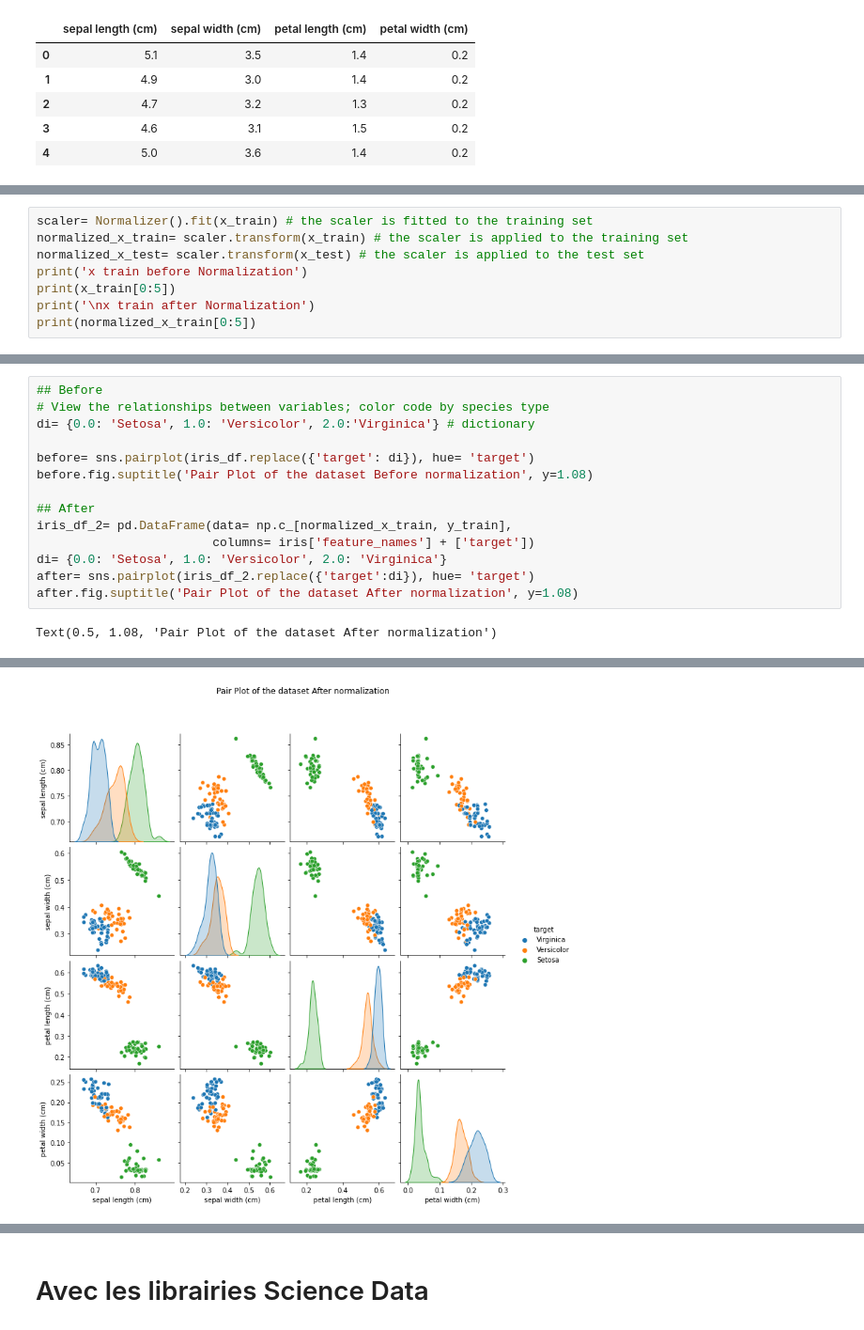
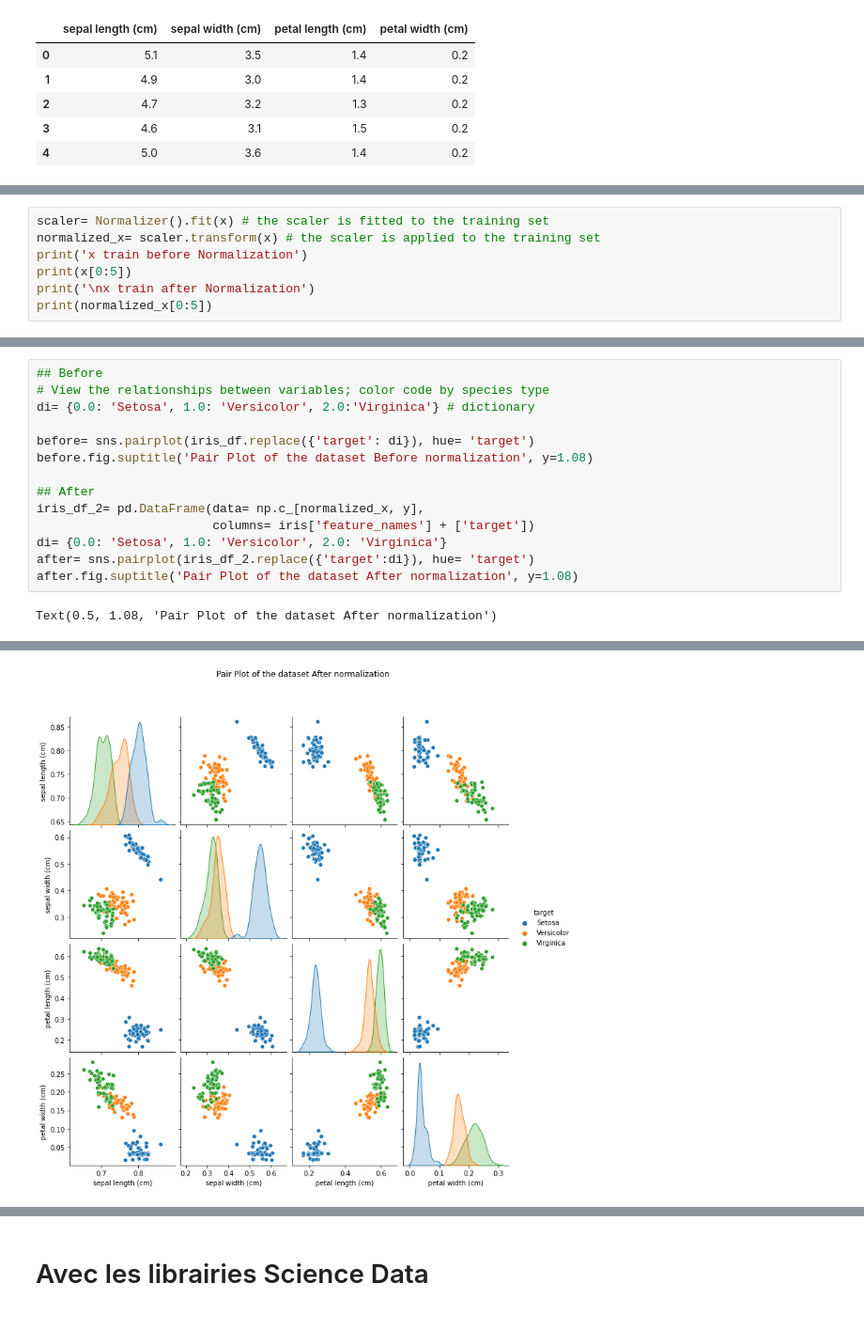
Before and after one commit to Moder4t/labo_ia_3, a Jupyter notebook: ML-non-sup2.ipynb, the cells around one changed output, grey strips where cells are left out. Shown at 94% size. Drawn from its saved outputs; the diff is of its cells as text.

```diff
--- a/ML-non-sup2.ipynb
+++ b/ML-non-sup2.ipynb
@@ -100,10 +83,9 @@ test set size: 30 samples
 # %%
-scaler= Normalizer().fit(x_train) # the scaler is fitted to the training set
-normalized_x_train= scaler.transform(x_train) # the scaler is applied to the training set
-normalized_x_test= scaler.transform(x_test) # the scaler is applied to the test set
+scaler= Normalizer().fit(x) # the scaler is fitted to the training set
+normalized_x= scaler.transform(x) # the scaler is applied to the training set
 print('x train before Normalization')
-print(x_train[0:5])
+print(x[0:5])
 print('\nx train after Normalization')
-print(normalized_x_train[0:5])
+print(normalized_x[0:5])
 # %% [output]
 x train before Normalization
@@ -122,18 +105,18 @@ x train after Normalization
 # %%
 ## Before
 # View the relationships between variables; color code by species type
 di= {0.0: 'Setosa', 1.0: 'Versicolor', 2.0:'Virginica'} # dictionary
 
 before= sns.pairplot(iris_df.replace({'target': di}), hue= 'target')
 before.fig.suptitle('Pair Plot of the dataset Before normalization', y=1.08)
 
 ## After
-iris_df_2= pd.DataFrame(data= np.c_[normalized_x_train, y_train],
+iris_df_2= pd.DataFrame(data= np.c_[normalized_x, y],
                         columns= iris['feature_names'] + ['target'])
 di= {0.0: 'Setosa', 1.0: 'Versicolor', 2.0: 'Virginica'}
 after= sns.pairplot(iris_df_2.replace({'target':di}), hue= 'target')
 after.fig.suptitle('Pair Plot of the dataset After normalization', y=1.08)
 # %% [output]
 Text(0.5, 1.08, 'Pair Plot of the dataset After normalization')
 [figure]
-[figure, old version]
+[figure, new version]
```
Also changed, not shown: parts of 29 cells of this notebook.
